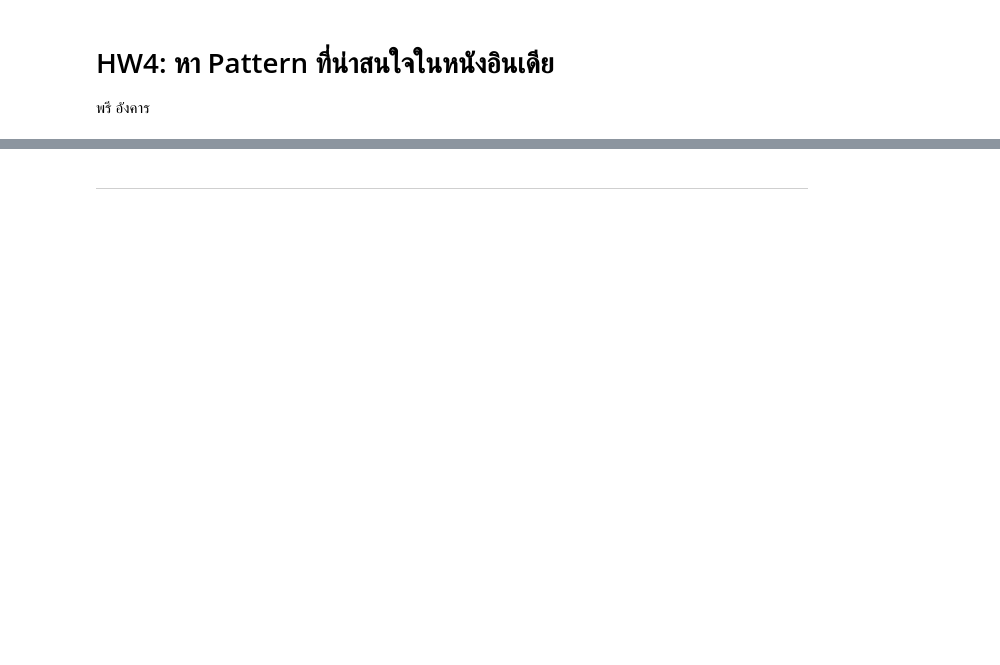
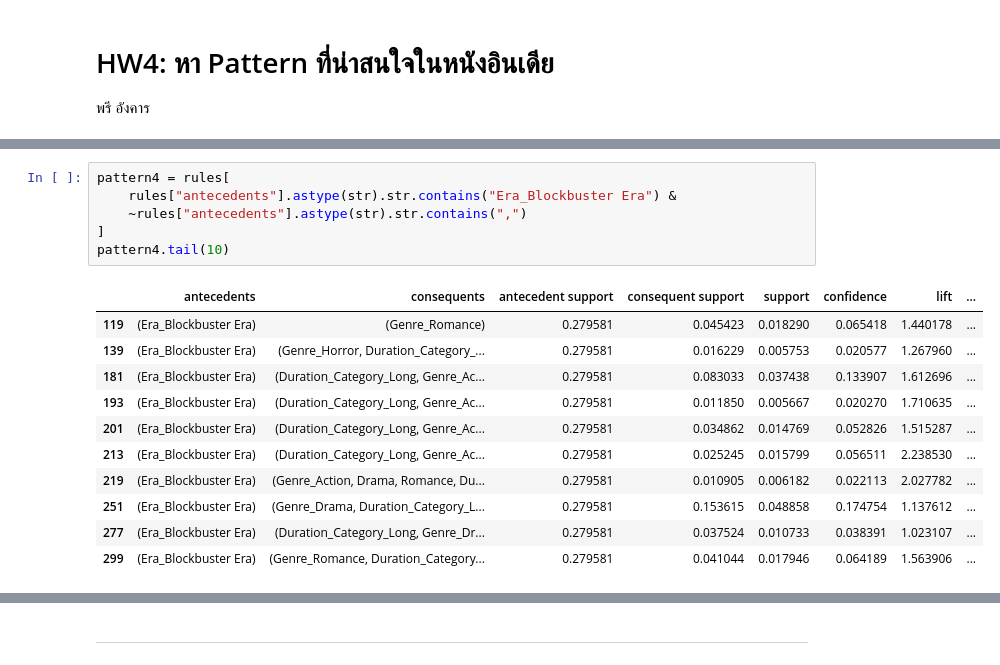
Before and after one commit to sasi-nk/BSC_DPDM2025, a Jupyter notebook: Ch4_Frequent_Patterns_(Association_Rules).ipynb, the cells around one changed output, grey strips where cells are left out. Saved outputs shown, nothing was run; the diff lists cells and outputs as text; blank space fills up the shorter version.

```diff
--- a/Ch4_Frequent_Patterns_(Association_Rules).ipynb
+++ b/Ch4_Frequent_Patterns_(Association_Rules).ipynb
@@ -1173,0 +1280,18 @@ rules[rules["antecedents"].astype(str).str.contains("Director")]
+# %%
+pattern4 = rules[
+    rules["antecedents"].astype(str).str.contains("Era_Blockbuster Era") &
+    ~rules["antecedents"].astype(str).str.contains(",")
+]
+pattern4.tail(10)
+# %% [output]
+|  | antecedents | consequents | antecedent support | consequent support | support | confidence | lift | ... |
+| 119 | (Era_Blockbuster Era) | (Genre_Romance) | 0.279581 | 0.045423 | 0.018290 | 0.065418 | 1.440178 | ... |
+| 139 | (Era_Blockbuster Era) | (Genre_Horror, Duration_Category_... | 0.279581 | 0.016229 | 0.005753 | 0.020577 | 1.267960 | ... |
+| 181 | (Era_Blockbuster Era) | (Duration_Category_Long, Genre_Ac... | 0.279581 | 0.083033 | 0.037438 | 0.133907 | 1.612696 | ... |
+| 193 | (Era_Blockbuster Era) | (Duration_Category_Long, Genre_Ac... | 0.279581 | 0.011850 | 0.005667 | 0.020270 | 1.710635 | ... |
+| 201 | (Era_Blockbuster Era) | (Duration_Category_Long, Genre_Ac... | 0.279581 | 0.034862 | 0.014769 | 0.052826 | 1.515287 | ... |
+| 213 | (Era_Blockbuster Era) | (Duration_Category_Long, Genre_Ac... | 0.279581 | 0.025245 | 0.015799 | 0.056511 | 2.238530 | ... |
+| 219 | (Era_Blockbuster Era) | (Genre_Action, Drama, Romance, Du... | 0.279581 | 0.010905 | 0.006182 | 0.022113 | 2.027782 | ... |
+| 251 | (Era_Blockbuster Era) | (Genre_Drama, Duration_Category_L... | 0.279581 | 0.153615 | 0.048858 | 0.174754 | 1.137612 | ... |
+| 277 | (Era_Blockbuster Era) | (Duration_Category_Long, Genre_Dr... | 0.279581 | 0.037524 | 0.010733 | 0.038391 | 1.023107 | ... |
+| 299 | (Era_Blockbuster Era) | (Genre_Romance, Duration_Category... | 0.279581 | 0.041044 | 0.017946 | 0.064189 | 1.563906 | ... |
```
Also changed, not shown: parts of 27 cells of this notebook.
